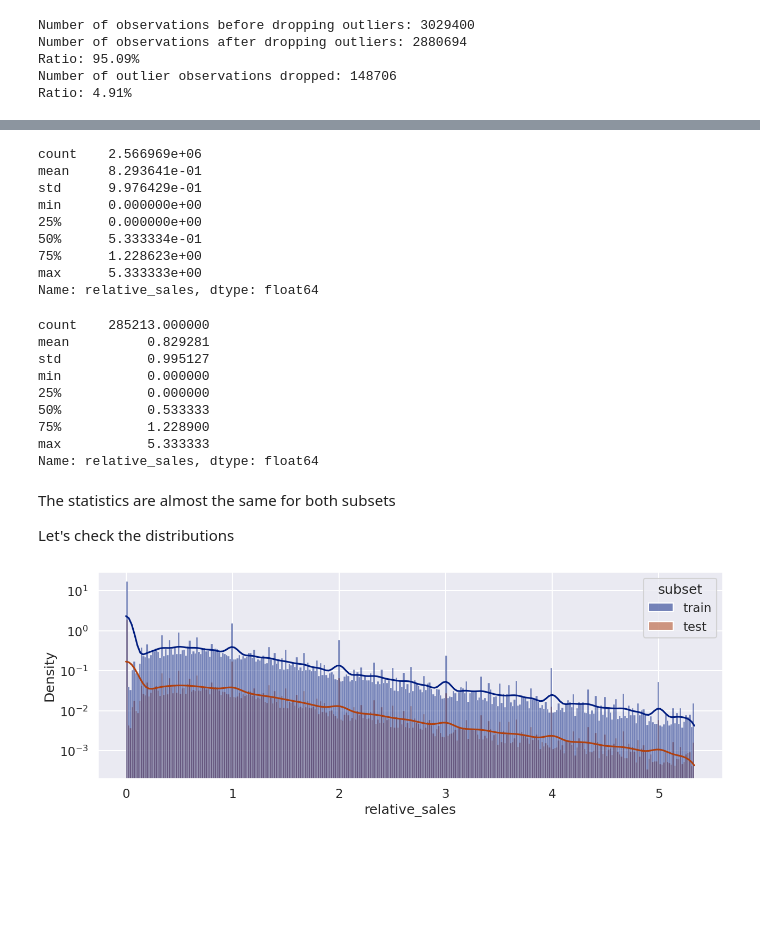
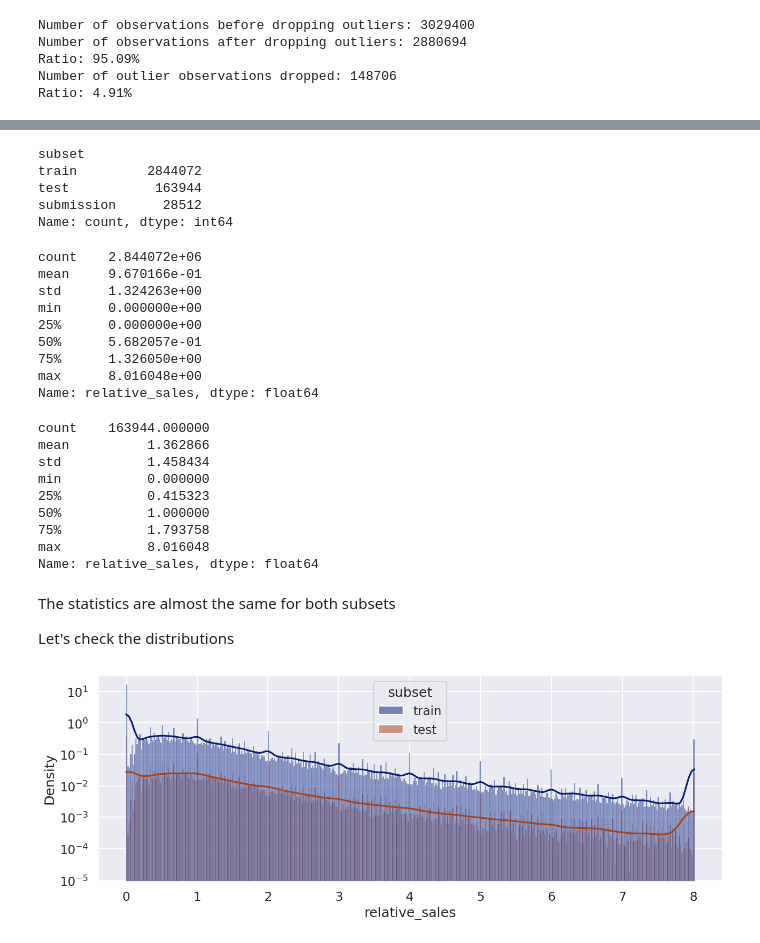
Before and after one commit to GitHub-User228/store_sales_time_series_forecasting_kaggle, a Jupyter notebook: notebooks/1_data_cleaning.ipynb, the cells around one changed output, grey strips where cells are left out. Drawn from its saved outputs; the diff is of its cells as text; code cells hidden in the pictures; blank space fills up the shorter version.

```diff
--- a/notebooks/1_data_cleaning.ipynb
+++ b/notebooks/1_data_cleaning.ipynb
@@ -313,6 +405,10 @@ It might be better to consider a relative value. Let's divide `sales` by it's me
 median_sales = df.query('sales > 0').groupby('family')['sales'].median().reset_index().rename(columns={'sales':'median_sales_over_family'})
 df = df.merge(median_sales, on='family', how='left')
 df['relative_sales'] = df['sales'] / df['median_sales_over_family']
+
+df.drop(columns=['sales'], inplace=True)
+num_cols.remove('sales')
+num_cols.append('relative_sales')
 # %%
 hist_box_plot(df[['relative_sales']], 'relative_sales', kde=True)
 # %% [output]
@@ -536,17 +601,21 @@ queries = [
+# %%
+iqr_feats = {
+    'relative_sales': 5,
+    'transactions': 5
+}
 # %%
 df2 = df.copy()
 
-for query in queries:
-    df2 = df2.query(query)
-df2.loc[df2['is_submission'], 'onpromotion'] = (
-    df2.loc[df2['is_submission'], 'onpromotion'].clip(None, 50)
-)
+df2, mask = iqr_clipper(data=df2, features=iqr_feats, verbose=False, is_submission_col='is_submission')
 
-df2 = iqr_filter(data=df2, features=iqr_feats, verbose=False, is_submission_col='is_submission')
+mask &= (df2['onpromotion'] <= 50)
 
-print(f"Number of observations before dropping outliers: {len(df)}")
-print(f"Number of observations after dropping outliers: {len(df2)}")
-print(f"Ratio: {round(100*len(df2)/len(df), 2)}%")
-print(f"Number of outlier observations dropped: {len(df) - len(df2)}")
-print(f"Ratio: {round(100*(1 - len(df2)/len(df)), 2)}%")
+df2['onpromotion'] = df2['onpromotion'].clip(None, 50)
+
+
+print(f"Number of observations: {len(df)}")
+print(f"Number of observations not clipped: {sum(mask)}")
+print(f"Ratio: {round(100*sum(mask)/len(df), 2)}%")
+print(f"Number of outlier observations clipped: {len(df) - sum(mask)}")
+print(f"Ratio: {round(100*(1 - sum(mask)/len(df)), 2)}%")
 # %% [output]
@@ -621,26 +677,40 @@ del test
+# %%
+mask = df['date'] > df.query('not is_submission')['date'].max() - pd.Timedelta(days=92)
+
+df2['subset'] = 'train'
+df2['subset'].loc[mask] = 'test'
+df2['subset'].loc[df2['is_submission']] ='submission'
+
+df2['subset'].value_counts()
+# %% [output]
+subset
+train         2844072
+test           163944
+submission      28512
+Name: count, dtype: int64
 # %%
-df3.query("subset == 'train'")['relative_sales'].describe()
+df2.query("subset == 'train'")['relative_sales'].describe()
 # %% [output]
-count    2.566969e+06
-mean     8.293641e-01
-std      9.976429e-01
+count    2.844072e+06
+mean     9.670166e-01
+std      1.324263e+00
 min      0.000000e+00
 25%      0.000000e+00
-50%      5.333334e-01
-75%      1.228623e+00
-max      5.333333e+00
+50%      5.682057e-01
+75%      1.326050e+00
+max      8.016048e+00
 Name: relative_sales, dtype: float64
 # %%
-df3.query("subset == 'test'")['relative_sales'].describe()
+df2.query("subset == 'test'")['relative_sales'].describe()
 # %% [output]
-count    285213.000000
-mean          0.829281
-std           0.995127
+count    163944.000000
+mean          1.362866
+std           1.458434
 min           0.000000
-25%           0.000000
-50%           0.533333
-75%           1.228900
-max           5.333333
+25%           0.415323
+50%           1.000000
+75%           1.793758
+max           8.016048
 Name: relative_sales, dtype: float64
 # %% [markdown]
 The statistics are almost the same for both subsets
@@ -649,13 +719,13 @@ Let's check the distributions
 # %%
 x = 'relative_sales'
 
 fig, axs = plt.subplots(1, figsize=(15, 5))
-sns.histplot(data=df3.query("subset != 'submission'"), x=x, kde=True, stat='density', ax=axs, hue='subset', alpha=0.5)
+sns.histplot(data=df2.query("subset != 'submission'"), x=x, kde=True, stat='density', ax=axs, hue='subset', alpha=0.5)
 axs.set_yscale('log')
 
 plt.show()
 # %% [output]
-[figure, old version]
+[figure, new version]
 # %%
 fig, axs = plt.subplots(1, figsize=(15, 3))
 
```
Also changed, not shown: parts of 63 cells of this notebook, 7 other files.
